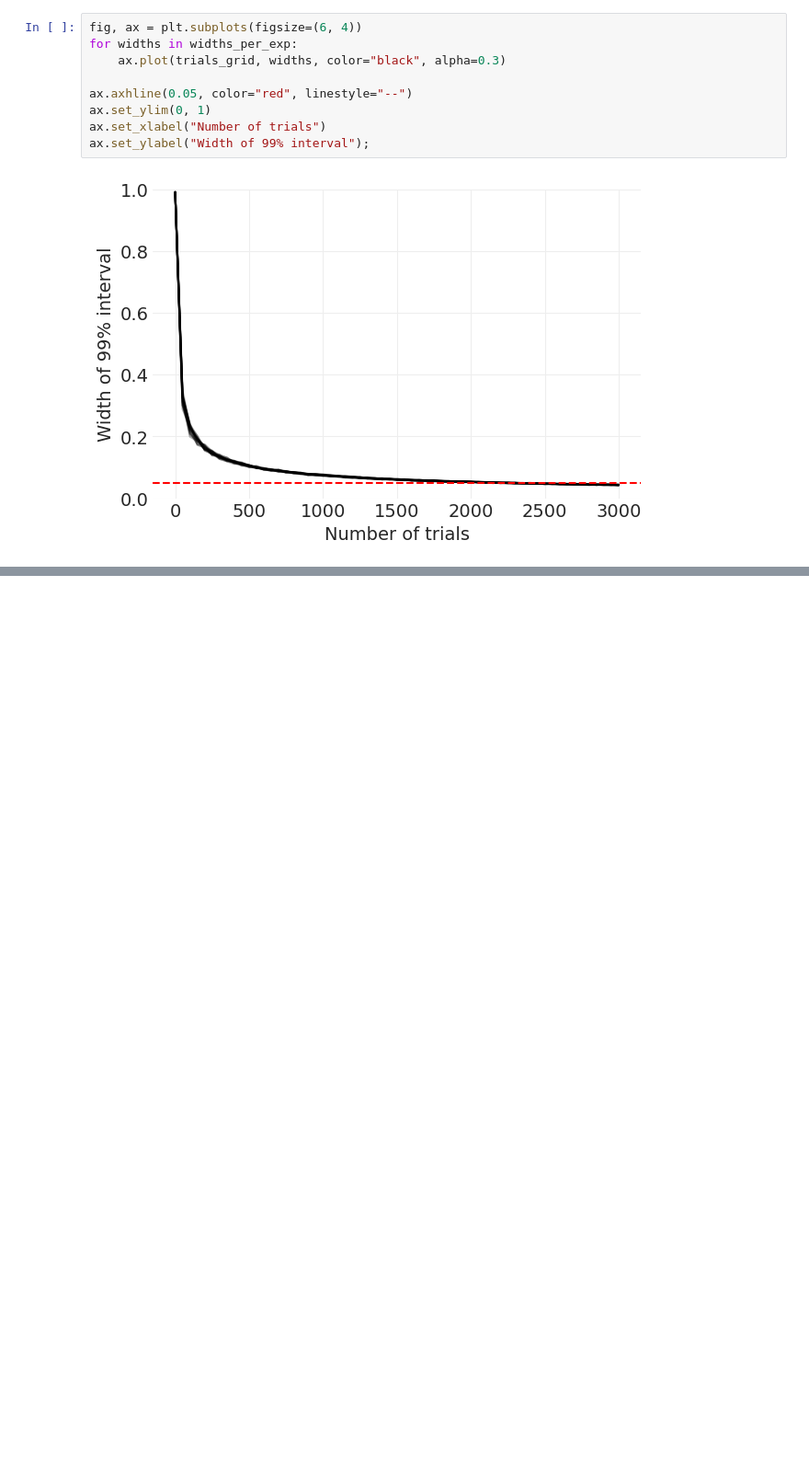
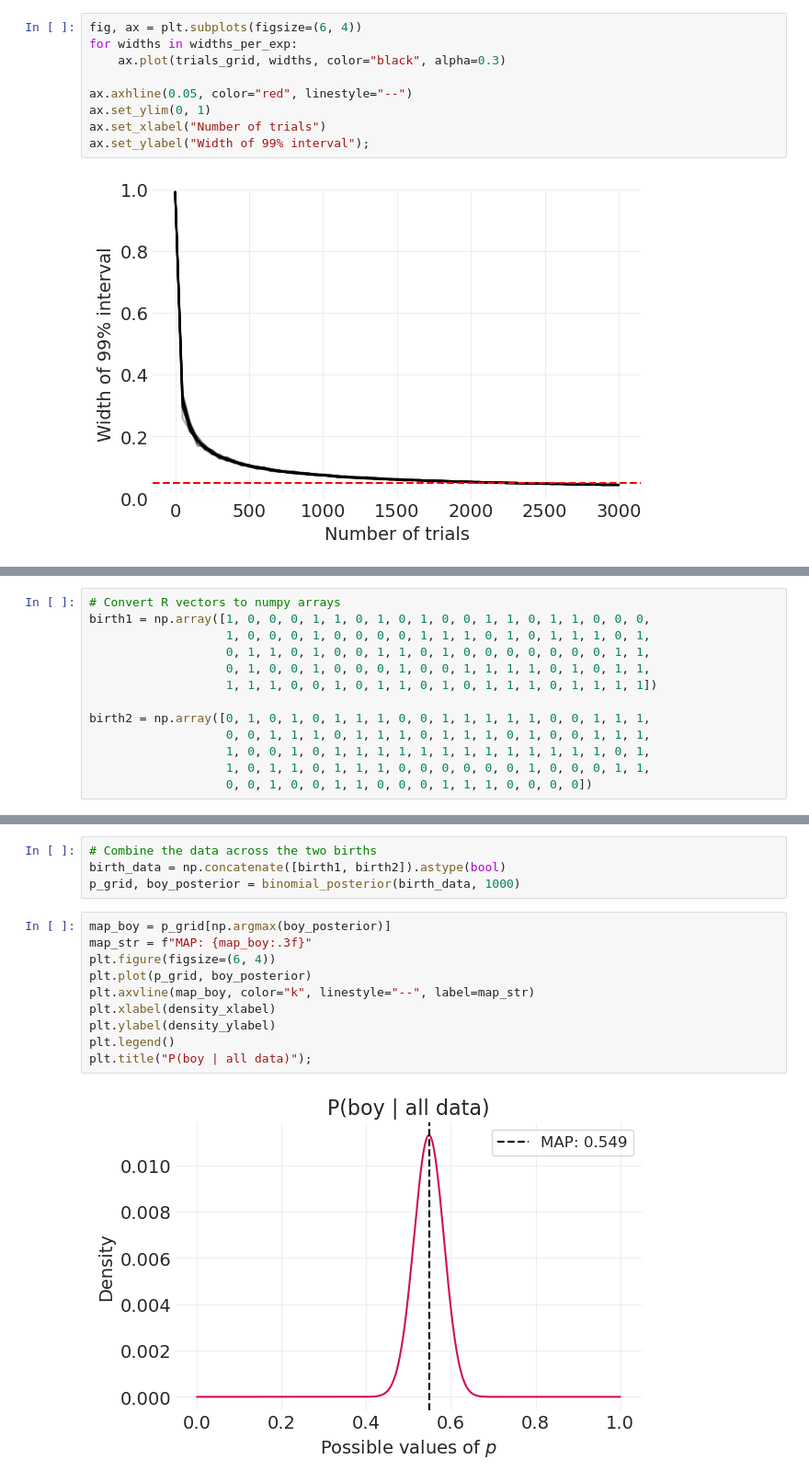
Before and after one commit to niksirbi/statistical-rethinking-2023, a Jupyter notebook: exercises/Lecture_02.ipynb, the cells around one changed output, grey strips where cells are left out. Shown at 92% size. Cells and saved outputs as stored; diff of their text form; blank space fills up the shorter version.

```diff
--- a/exercises/Lecture_02.ipynb
+++ b/exercises/Lecture_02.ipynb
@@ -321,0 +344,13 @@ ax.set_ylabel("Width of 99% interval");
+# %%
+# Convert R vectors to numpy arrays
+birth1 = np.array([1, 0, 0, 0, 1, 1, 0, 1, 0, 1, 0, 0, 1, 1, 0, 1, 1, 0, 0, 0,
+                   1, 0, 0, 0, 1, 0, 0, 0, 0, 1, 1, 1, 0, 1, 0, 1, 1, 1, 0, 1,
+                   0, 1, 1, 0, 1, 0, 0, 1, 1, 0, 1, 0, 0, 0, 0, 0, 0, 0, 1, 1,
+                   0, 1, 0, 0, 1, 0, 0, 0, 1, 0, 0, 1, 1, 1, 1, 0, 1, 0, 1, 1,
+                   1, 1, 1, 0, 0, 1, 0, 1, 1, 0, 1, 0, 1, 1, 1, 0, 1, 1, 1, 1])
+
+birth2 = np.array([0, 1, 0, 1, 0, 1, 1, 1, 0, 0, 1, 1, 1, 1, 1, 0, 0, 1, 1, 1,
+                   0, 0, 1, 1, 1, 0, 1, 1, 1, 0, 1, 1, 1, 0, 1, 0, 0, 1, 1, 1,
+                   1, 0, 0, 1, 0, 1, 1, 1, 1, 1, 1, 1, 1, 1, 1, 1, 1, 1, 0, 1,
+                   1, 0, 1, 1, 0, 1, 1, 1, 0, 0, 0, 0, 0, 0, 1, 0, 0, 0, 1, 1,
+                   0, 0, 1, 0, 0, 1, 1, 0, 0, 0, 1, 1, 1, 0, 0, 0, 0])
@@ -321,0 +365,16 @@ ax.set_ylabel("Width of 99% interval");
+# %%
+# Combine the data across the two births
+birth_data = np.concatenate([birth1, birth2]).astype(bool)
+p_grid, boy_posterior = binomial_posterior(birth_data, 1000)
+# %%
+map_boy = p_grid[np.argmax(boy_posterior)]
+map_str = f"MAP: {map_boy:.3f}"
+plt.figure(figsize=(6, 4))
+plt.plot(p_grid, boy_posterior)
+plt.axvline(map_boy, color="k", linestyle="--", label=map_str)
+plt.xlabel(density_xlabel)
+plt.ylabel(density_ylabel)
+plt.legend()
+plt.title("P(boy | all data)");
+# %% [output]
+[figure, added]
```
Also changed, not shown: parts of 21 cells of this notebook.
